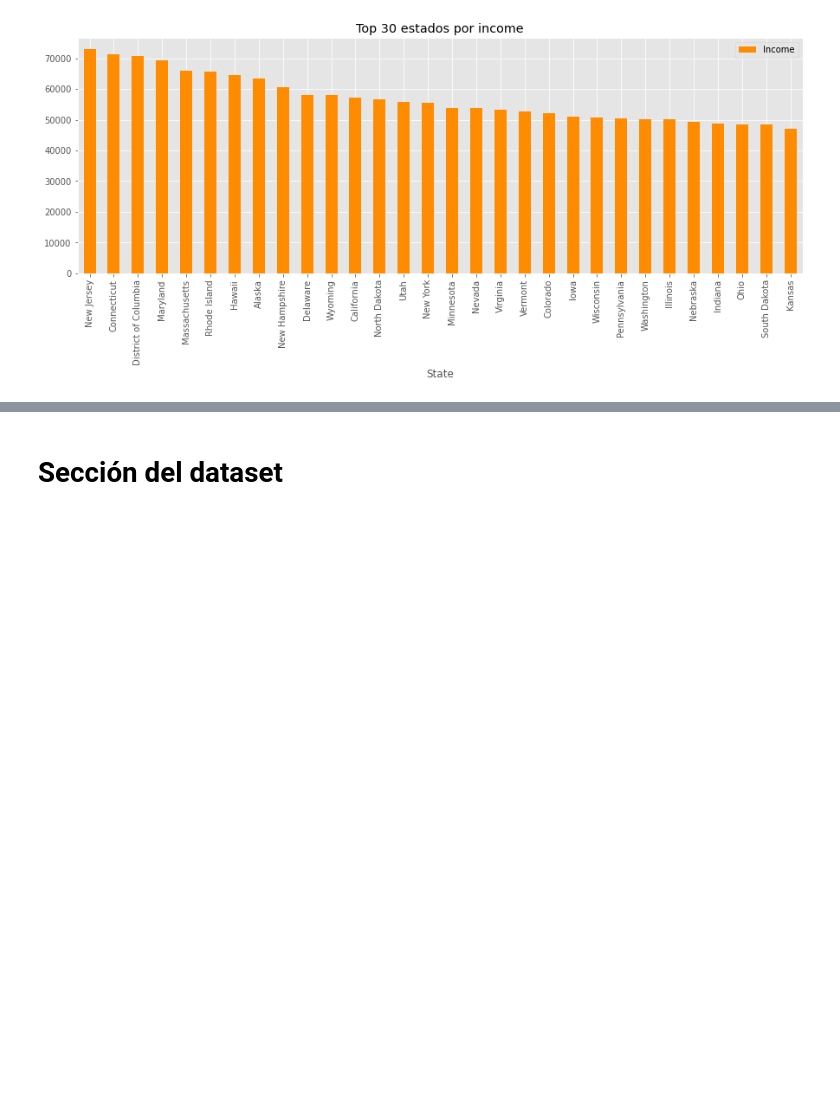
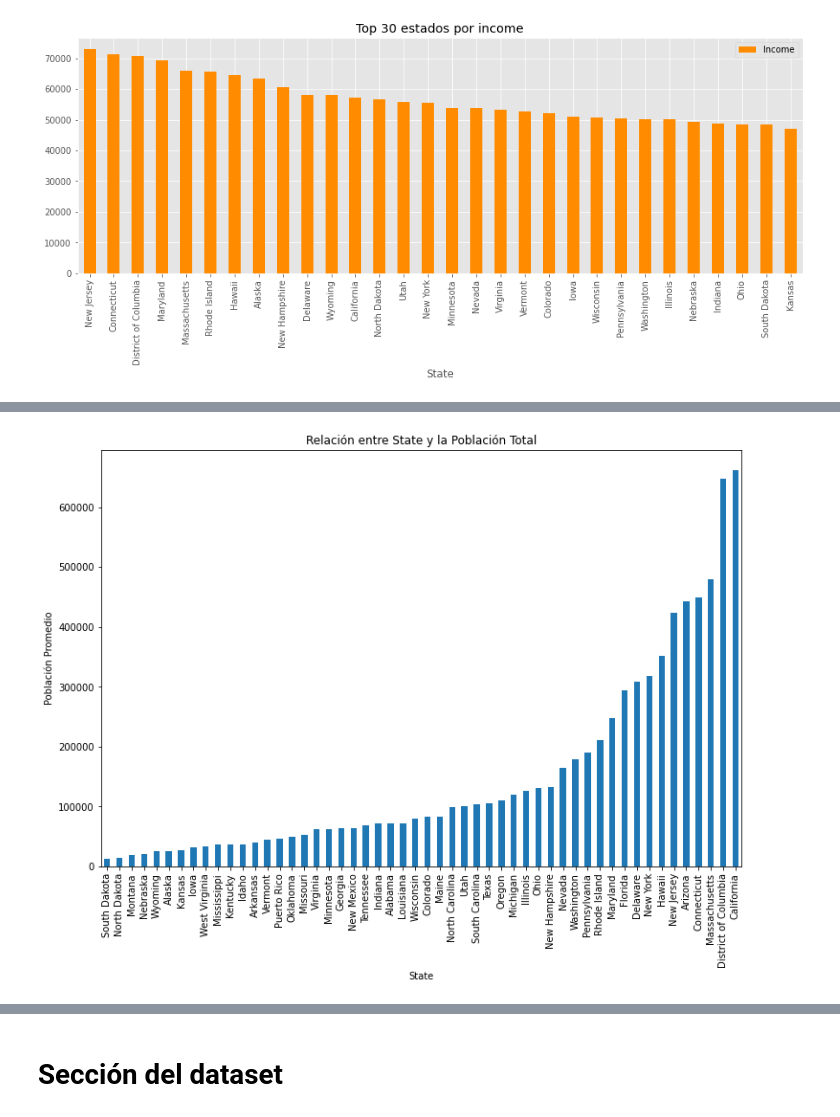
Before and after one commit to NayelySaldivar/DAPT_APR2021, a Jupyter notebook: FeatureEngineering_&_WorkflowML.ipynb, the cells around one changed output, grey strips where cells are left out. Saved outputs shown, nothing was run; the diff lists cells and outputs as text; code cells hidden in the pictures; blank space fills up the shorter version.

```diff
--- a/FeatureEngineering_&_WorkflowML.ipynb
+++ b/FeatureEngineering_&_WorkflowML.ipynb
@@ -427,0 +624,8 @@ ax.set_title('Top 30 estados por income');
+# %%
+fig = plt.figure(figsize=(12,8))
+fig = census.groupby(['State'])['TotalPop'].mean().sort_values().plot(kind='bar')
+fig.set_title(f'Relación entre State y la Población Total')
+fig.set_ylabel('Población Promedio')
+plt.show()
+# %% [output]
+[figure, added]
```
Also changed, not shown: parts of 89 cells of this notebook.
